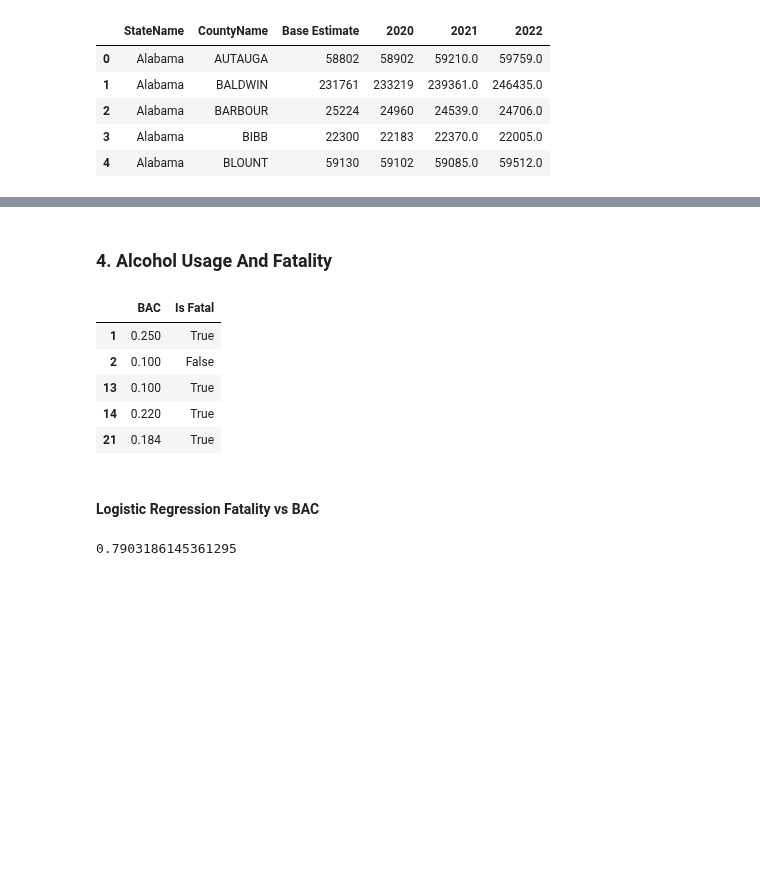
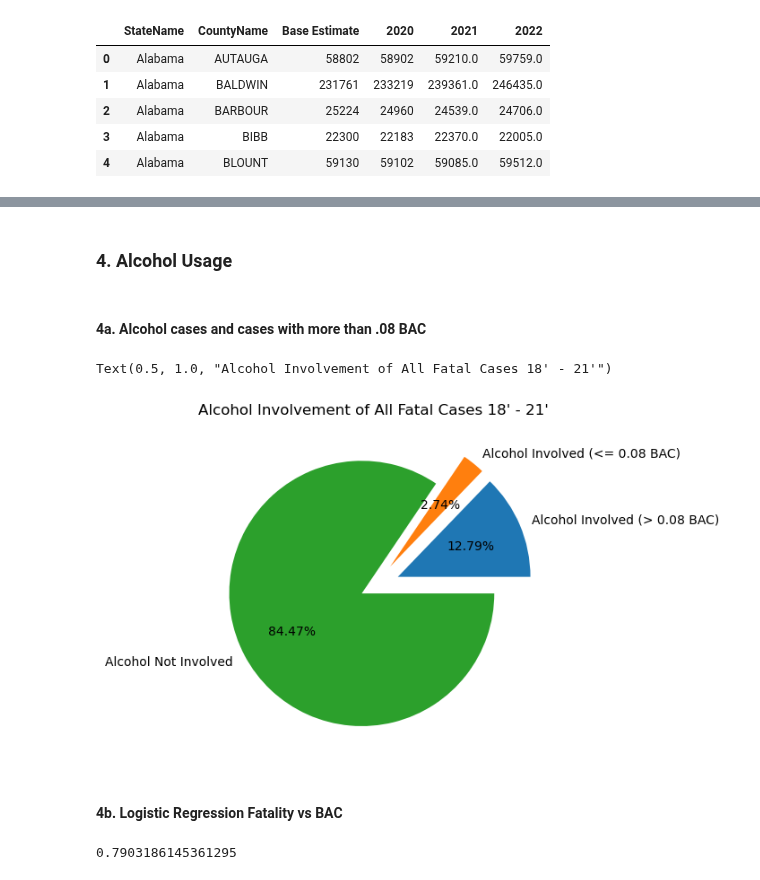
Before and after one commit to dcheung0720/Data-Wizards-1, a Jupyter notebook: Analysis/CrashAnalysis.ipynb, the cells around one changed output, grey strips where cells are left out. Drawn from its saved outputs; the diff is of its cells as text; code cells hidden in the pictures; blank space fills up the shorter version.

Commit message:
pie chart of alcohol cases and cases with > 0.8 BAC

```diff
--- a/Analysis/CrashAnalysis.ipynb
+++ b/Analysis/CrashAnalysis.ipynb
@@ -462,7 +462,7 @@ plot
 # %% [output]
 [interactive output not drawn]
 # %% [markdown]
-<h3>4. Alcohol Usage And Fatality</h3>
+<h3>4. Alcohol Usage</h3>
 # %%
 #Convert BAC to a decimal
 df_BAC_dec = df_ppl_involved[["BAC", "Is Fatal"]].copy()
@@ -470,23 +470,31 @@ df_BAC_dec = df_ppl_involved[["BAC", "Is Fatal"]].copy()
 # Apply Regular expresrsion to extract the ones that start with anything but end with %
 df_BAC_dec["BAC"] = df_BAC_dec["BAC"].apply(lambda x: float(re.findall(r'\.*(.*)\%',x)[0])
                                             if len(re.findall(r'\.*(.*)\%',x)) == 1
-                                            else None)
+                                            else 0)
 
 # # filter out the ones that don't fit the format
 df_BAC_dec.dropna(inplace = True)
-
-# filter out all the ones that are 0
-df_BAC_dec = df_BAC_dec[df_BAC_dec["BAC"] != 0]
-
-df_BAC_dec.head()
-# %% [output]
-|  | BAC | Is Fatal |
-| 1 | 0.250 | True |
-| 2 | 0.100 | False |
-| 13 | 0.100 | True |
-| 14 | 0.220 | True |
-| 21 | 0.184 | True |
+# %% [markdown]
+<h4>4a. Alcohol cases and cases with more than .08 BAC</h4>
+# %%
+# Cases where alcohol were involved/ not involved
+alc_involved = df_BAC_dec[df_BAC_dec["BAC"] > 0]
+alc_high = alc_involved[alc_involved["BAC"] > 0.08]
+alc_low = alc_involved[alc_involved["BAC"] <= 0.08]
+
+alc_n_involved = df_BAC_dec[df_BAC_dec["BAC"] == 0]
+
+# pie chart settings
+labels = ["Alcohol Involved (> 0.08 BAC)", "Alcohol Involved (<= 0.08 BAC)", "Alcohol Not Involved"]
+values = [len(alc_high), len(alc_low), len(alc_n_involved)]
+explode = [.2, .2, .1]
+
+plt.pie(values, labels = labels, autopct = "%.2f%%", explode = explode)
+plt.title("Alcohol Involvement of All Fatal Cases 18' - 21'")
+# %% [output]
+Text(0.5, 1.0, "Alcohol Involvement of All Fatal Cases 18' - 21'")
+[figure, added]
 # %% [markdown]
-<h4>Logistic Regression Fatality vs BAC</h4>
+<h4>4b. Logistic Regression Fatality vs BAC</h4>
 # %%
 from sklearn.linear_model import LogisticRegression
```
Also changed, not shown: parts of 2 cells of this notebook.
